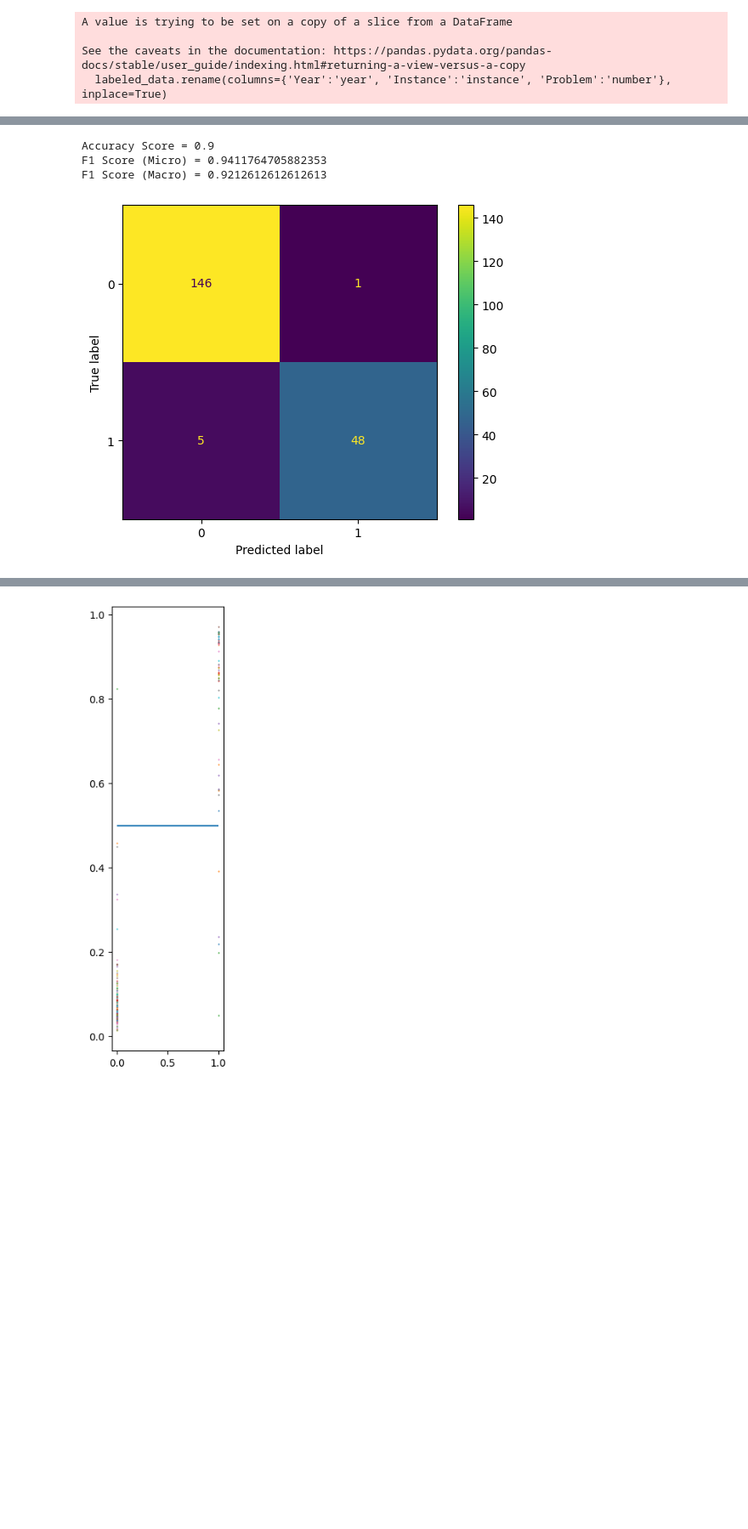
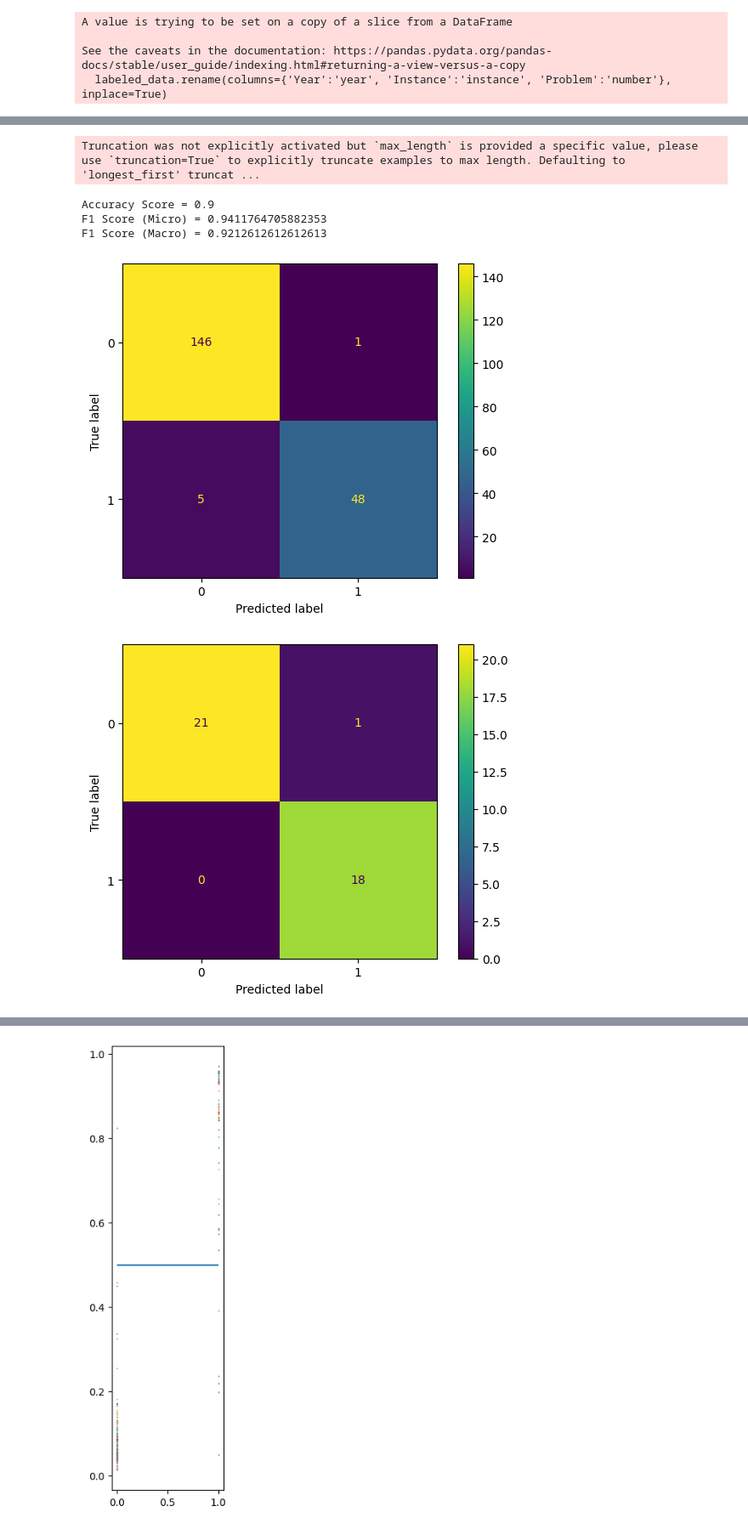
Before and after one commit to iuruoy-shao/training-problems, a Jupyter notebook: hierarchical_classifier.ipynb, the cells around one changed output, grey strips where cells are left out. Shown at 85% size. Saved outputs shown, nothing was run; the diff lists cells and outputs as text; code cells hidden in the pictures; blank space fills up the shorter version.

Commit message:
multilabel confusion matrix evaluation

```diff
--- a/hierarchical_classifier.ipynb
+++ b/hierarchical_classifier.ipynb
@@ -301,3 +279,5 @@ torch.save(model,'top-level-distilbert-amc10-2020-2022.pt')
+# %%
+model = torch.load('top-level-distilbert-amc10-2020-2022.pt')
 # %%
 def validation(testing_loader):
     model.eval()
@@ -316,23 +296,29 @@ def validation(testing_loader):
 # %%
 from itertools import chain
 
 outputs, targets = validation(testing_loader)
 
 outputs = np.array(outputs) >= 0.5
 outputs = [[1 if value else 0 for value in output] for output in outputs]
 
 cm = metrics.ConfusionMatrixDisplay(metrics.confusion_matrix(list(chain.from_iterable(targets)),
                                                              list(chain.from_iterable(outputs))))
 cm.plot()
 
+for cm in metrics.multilabel_confusion_matrix(targets,outputs):
+    matrix = metrics.ConfusionMatrixDisplay(cm)
+    matrix.plot()
+
 accuracy = metrics.accuracy_score(targets, outputs)
 f1_score_micro = metrics.f1_score(targets, outputs, average='micro')
 f1_score_macro = metrics.f1_score(targets, outputs, average='macro')
 print(f"Accuracy Score = {accuracy}")
 print(f"F1 Score (Micro) = {f1_score_micro}")
 print(f"F1 Score (Macro) = {f1_score_macro}")
 # %% [output]
-Accuracy Score = 0.9
-F1 Score (Micro) = 0.9411764705882353
-F1 Score (Macro) = 0.9212612612612613
+Truncation was not explicitly activated but `max_length` is provided a specific value, please use `truncation=True` to explicitly truncate examples to max length. Defaulting to 'longest_first' truncat ...
+Accuracy Score = 0.9
+F1 Score (Micro) = 0.9411764705882353
+F1 Score (Macro) = 0.9212612612612613
 [figure]
+[figure, added]
```
Also changed, not shown: parts of 4 cells of this notebook.
